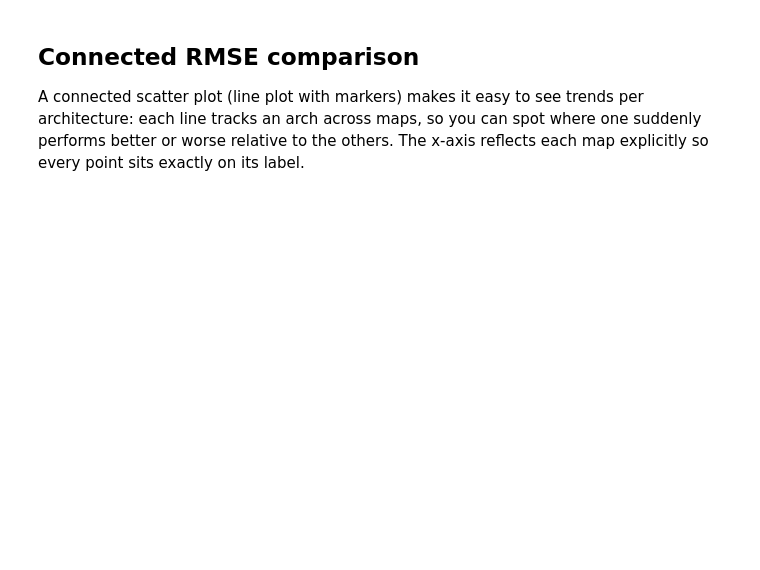
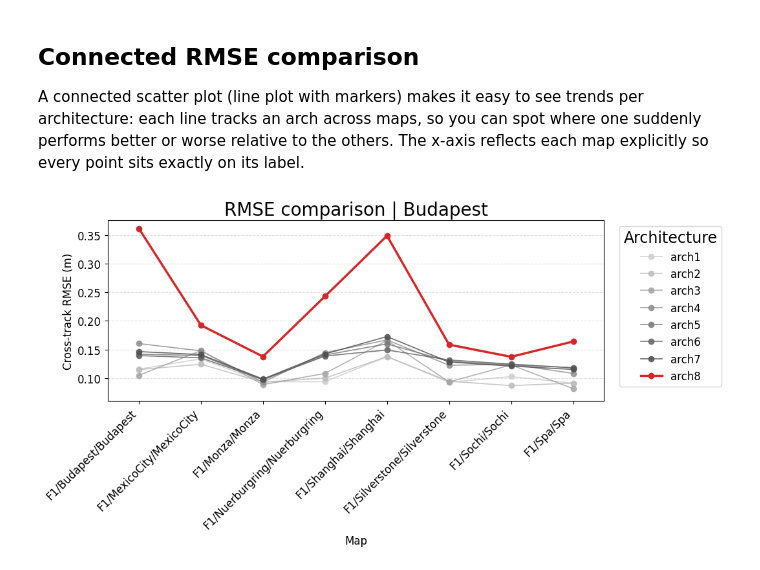
Before and after one commit to zzayah/NAS-in-the-Loop, a Jupyter notebook: nas/compare-map/vis.ipynb, the cells around one changed output. Saved outputs shown, nothing was run; the diff lists cells and outputs as text; code cells hidden in the pictures; blank space fills up the shorter version.

```diff
--- a/nas/compare-map/vis.ipynb
+++ b/nas/compare-map/vis.ipynb
@@ -34,7 +34,7 @@ def latest_run_dir(base_dir: Path = BASE_OUTPUT_DIR) -> Path:
         )
     return candidates[-1].parent
 
-RUN_DIR_OVERRIDE: Path | str | None = "compare_20260416T163742"  # e.g., "compare_20260410T133741"
+RUN_DIR_OVERRIDE: Path | str | None = "944d93"  # e.g., "compare_20260410T133741"
 # RUN_DIR_OVERRIDE: Path | str | None = None
 
 
@@ -107,7 +121,7 @@ maps = list(pivot.columns)
 x_positions = range(len(maps))
 highlight_arch = "arch8"
 has_highlight = highlight_arch in pivot.index
-fig, ax = plt.subplots(figsize=(14, 6))
+fig, ax = plt.subplots(figsize=(14, 9))
 other_arches = [arch for arch in pivot.index if not (has_highlight and arch == highlight_arch)]
 if other_arches:
     muted_scale = np.linspace(0.3, 0.75, len(other_arches))
@@ -125,30 +139,32 @@ if other_arches:
 if has_highlight:
     ax.plot(
         x_positions,
         pivot.loc[highlight_arch].values,
         marker="o",
         linewidth=2.5,
         color="#d62728",
         label=highlight_arch,
     )
 ax.set_xticks(list(x_positions))
 ax.set_xticklabels(maps, rotation=45, ha="right")
 ax.set_xlim(-0.5, len(maps) - 0.5)
 ax.set_ylabel("Cross-track RMSE (m)")
 ax.set_xlabel("Map")
 # ax.set_title(f"RMSE comparison across maps ({RUN_DIR.name})")
 ax.set_title(f"RMSE comparison | Budapest")
 ax.set_ylim(bottom=0.06)
 ax.grid(True, axis="y", linestyle="--", alpha=0.4)
 ax.legend(title="Architecture", bbox_to_anchor=(1.02, 1), loc="upper left")
 plt.rcParams.update({
     "font.size": 122,
     "axes.titlesize": 20,
     "axes.labelsize": 12,
     "xtick.labelsize": 12,
     "ytick.labelsize": 12,
     "legend.fontsize": 12,
     "legend.title_fontsize": 17,
 })
 plt.tight_layout()
 plt.show()
+# %% [output]
+[figure, added]
```
Also changed, not shown: parts of 2 cells of this notebook, 3 other files.
